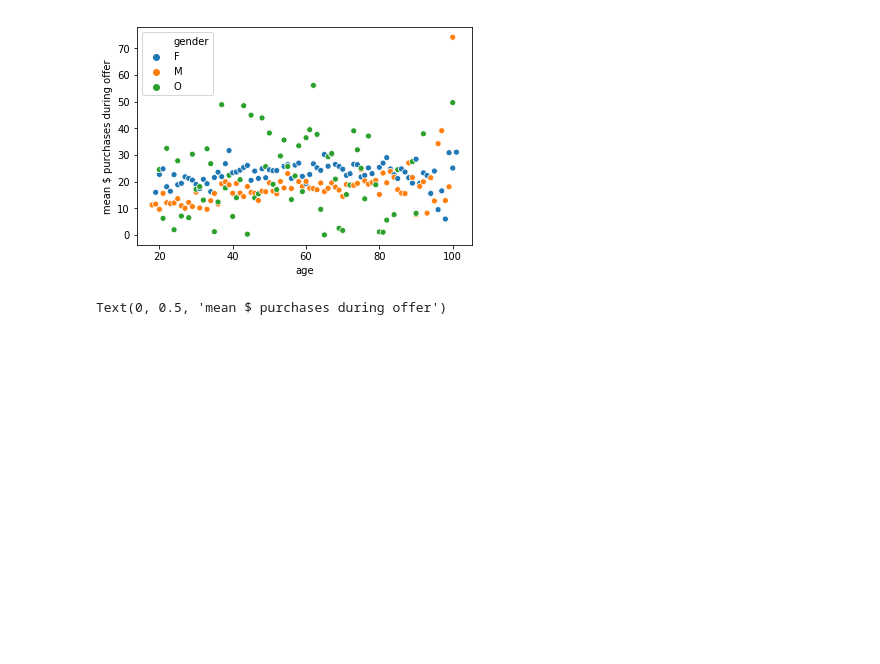
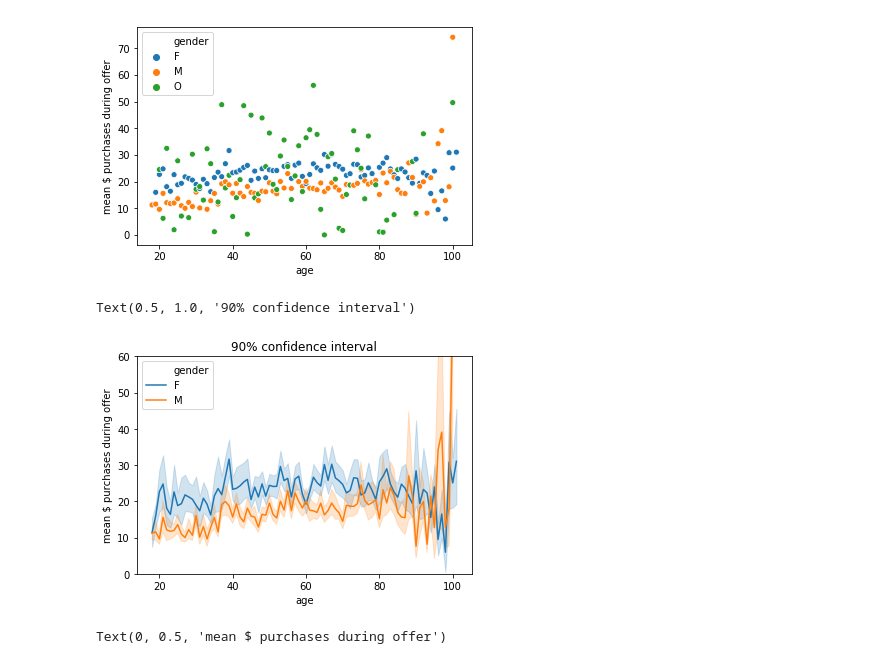
Before and after one commit to marco-bellini/Starbucks_capstone, a Jupyter notebook: 01_test.ipynb, the cells around one changed output. Drawn from its saved outputs; the diff is of its cells as text; code cells hidden in the pictures; blank space fills up the shorter version.

```diff
--- a/01_test.ipynb
+++ b/01_test.ipynb
@@ -453,6 +477,20 @@ plt.ylabel('mean $ purchases during offer')
 # %% [output]
 Text(0, 0.5, 'mean $ purchases during offer')
 [figure]
+# %%
+# o_cmp_ratio=out.groupby(by=['age','gender'])['Tpay_offer'].agg(['mean','std'])
+# o_cmp=o_cmp_ratio.reset_index()
+
+o_cmp.head()
+
+sns.lineplot(x='age',y='Tpay_offer', hue='gender',data=out.loc[out.gender!='O'],ci=90)
+plt.ylabel('mean $ purchases during offer')
+
+plt.ylim(0,60)
+plt.title('90% confidence interval')
+# %% [output]
+Text(0.5, 1.0, '90% confidence interval')
+[figure, added]
 # %%
 o_cmp_ratio=out.groupby(by=['income','gender'])['Tpay_offer'].mean()
 o_cmp=o_cmp_ratio.reset_index()
```
Also changed, not shown: parts of 18 cells of this notebook.
